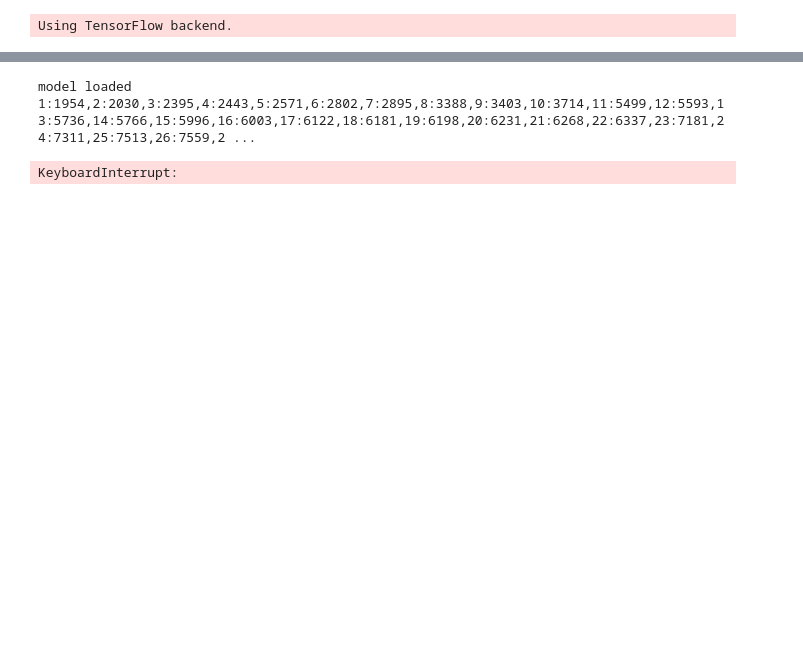
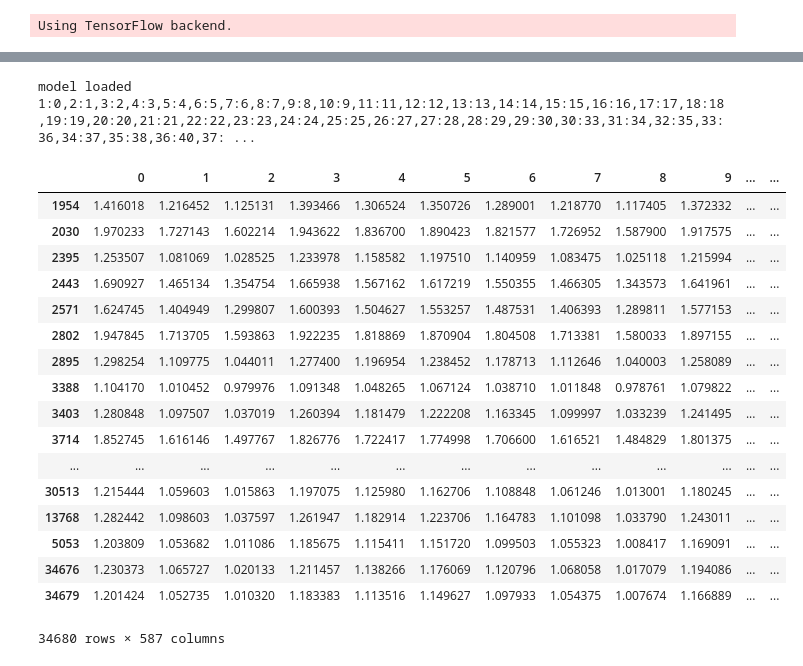
Before and after one commit to gaurav0804/Recommendation-Engine, a Jupyter notebook: RecEngNN.ipynb, the cells around one changed output, grey strips where cells are left out. Saved outputs shown, nothing was run; the diff lists cells and outputs as text; code cells hidden in the pictures; blank space fills up the shorter version.

```diff
--- a/RecEngNN.ipynb
+++ b/RecEngNN.ipynb
@@ -144,7 +144,7 @@ class read_train_model():
         final_data_sorted = data.groupby(["user_id"]).apply(lambda x: x.sort_values(["estimation"], ascending = False)).reset_index(drop=True)
         return final_data_sorted
 # %%
-rec_model=read_train_model('/home/gaurav/Desktop/RecEng/Wall_Activity_User_Post.csv')
+rec_model=read_train_model('/home/gaurav/Desktop/RecEng/ML-DataSet/Wall_Activity_User_Post.csv')
 rec_model.read_data()
 rec_model.define_model()
 rec_model.train_model()
@@ -161,38 +161,42 @@ Epoch 1/1
 <keras.callbacks.History at 0x...>
-# %%
-import numba as nb
-posts=rec_model.df_in['PostId'].unique()
-final_df=pd.DataFrame(index=posts)
-n_posts=len(posts)
-user=np.full(shape=n_posts,fill_value=28)
-users=rec_model.df_in['UserId'].unique()
-model=rec_model.get_model()
-i=1
-
-def fill_df(users,posts,model,final_df,i):
-    for uid in users:
-        rec_posts_uid=[]
-        for pid in posts:
-            est=float(model.predict([np.array([uid]),np.array([pid])]))
-            rec_posts_uid.append(est)
-        final_df[uid]=rec_posts_uid
-        print(str(i)+':'+str(uid),end=',')
-        i+=1
-    return final_df
-
-@nb.jit(nopython=True)
-def fill_df_nb(users,posts,model,final_df,i):
-    for uid in users:
-        rec_posts_uid=[]
-        for pid in posts:
-            est=float(model.predict([np.array([uid]),np.array([pid])]))
-            rec_posts_uid.append(est)
-        final_df[uid]=rec_posts_uid
-        print(str(i)+':'+str(uid))
-        i+=1
-    return final_df
-fill_df(users,posts,model,final_df,i)
-# %% [output]
-model loaded
-1:1954,2:2030,3:2395,4:2443,5:2571,6:2802,7:2895,8:3388,9:3403,10:3714,11:5499,12:5593,13:5736,14:5766,15:5996,16:6003,17:6122,18:6181,19:6198,20:6231,21:6268,22:6337,23:7181,24:7311,25:7513,26:7559,2 ...
-KeyboardInterrupt:
+# %%
+import numba as nb
+posts=rec_model.df_in['PostId'].unique()
+users=rec_model.df_in['UserId'].unique()
+final_df=pd.DataFrame(index=users)
+model=rec_model.get_model()
+
+
+i=1
+
+for pid in posts:
+    rec_posts_uid=[]
+    post=np.full(shape=len(users),fill_value=pid)
+    est=model.predict([users,post])
+    final_df[pid]=est
+    print(str(i)+':'+str(pid),end=',')
+    i+=1
+# %% [output]
+model loaded
+1:0,2:1,3:2,4:3,5:4,6:5,7:6,8:7,9:8,10:9,11:11,12:12,13:13,14:14,15:15,16:16,17:17,18:18,19:19,20:20,21:21,22:22,23:23,24:24,25:25,26:27,27:28,28:29,29:30,30:33,31:34,32:35,33:36,34:37,35:38,36:40,37: ...
+# %%
+final_df
+# %% [output]
+|  | 0 | 1 | 2 | 3 | 4 | 5 | 6 | 7 | 8 | 9 | ... | ... |
+| 1954 | 1.416018 | 1.216452 | 1.125131 | 1.393466 | 1.306524 | 1.350726 | 1.289001 | 1.218770 | 1.117405 | 1.372332 | ... | ... |
+| 2030 | 1.970233 | 1.727143 | 1.602214 | 1.943622 | 1.836700 | 1.890423 | 1.821577 | 1.726952 | 1.587900 | 1.917575 | ... | ... |
+| 2395 | 1.253507 | 1.081069 | 1.028525 | 1.233978 | 1.158582 | 1.197510 | 1.140959 | 1.083475 | 1.025118 | 1.215994 | ... | ... |
+| 2443 | 1.690927 | 1.465134 | 1.354754 | 1.665938 | 1.567162 | 1.617219 | 1.550355 | 1.466305 | 1.343573 | 1.641961 | ... | ... |
+| 2571 | 1.624745 | 1.404949 | 1.299807 | 1.600393 | 1.504627 | 1.553257 | 1.487531 | 1.406393 | 1.289811 | 1.577153 | ... | ... |
+| 2802 | 1.947845 | 1.713705 | 1.593863 | 1.922235 | 1.818869 | 1.870904 | 1.804508 | 1.713381 | 1.580033 | 1.897155 | ... | ... |
+| 2895 | 1.298254 | 1.109775 | 1.044011 | 1.277400 | 1.196954 | 1.238452 | 1.178713 | 1.112646 | 1.040003 | 1.258089 | ... | ... |
+| 3388 | 1.104170 | 1.010452 | 0.979976 | 1.091348 | 1.048265 | 1.067124 | 1.038710 | 1.011848 | 0.978761 | 1.079822 | ... | ... |
+| 3403 | 1.280848 | 1.097507 | 1.037019 | 1.260394 | 1.181479 | 1.222208 | 1.163345 | 1.099997 | 1.033239 | 1.241495 | ... | ... |
+| 3714 | 1.852745 | 1.616146 | 1.497767 | 1.826776 | 1.722417 | 1.774998 | 1.706600 | 1.616521 | 1.484829 | 1.801375 | ... | ... |
+| ... | ... | ... | ... | ... | ... | ... | ... | ... | ... | ... | ... | ... |
+| 30513 | 1.215444 | 1.059603 | 1.015863 | 1.197075 | 1.125980 | 1.162706 | 1.108848 | 1.061246 | 1.013001 | 1.180245 | ... | ... |
+| 13768 | 1.282442 | 1.098603 | 1.037597 | 1.261947 | 1.182914 | 1.223706 | 1.164783 | 1.101098 | 1.033790 | 1.243011 | ... | ... |
+| 5053 | 1.203809 | 1.053682 | 1.011086 | 1.185675 | 1.115411 | 1.151720 | 1.099503 | 1.055323 | 1.008417 | 1.169091 | ... | ... |
+| 34676 | 1.230373 | 1.065727 | 1.020133 | 1.211457 | 1.138266 | 1.176069 | 1.120796 | 1.068058 | 1.017079 | 1.194086 | ... | ... |
+| 34679 | 1.201424 | 1.052735 | 1.010320 | 1.183383 | 1.113516 | 1.149627 | 1.097933 | 1.054375 | 1.007674 | 1.166889 | ... | ... |
+34680 rows × 587 columns
```
Also changed, not shown: parts of 2 cells of this notebook.
